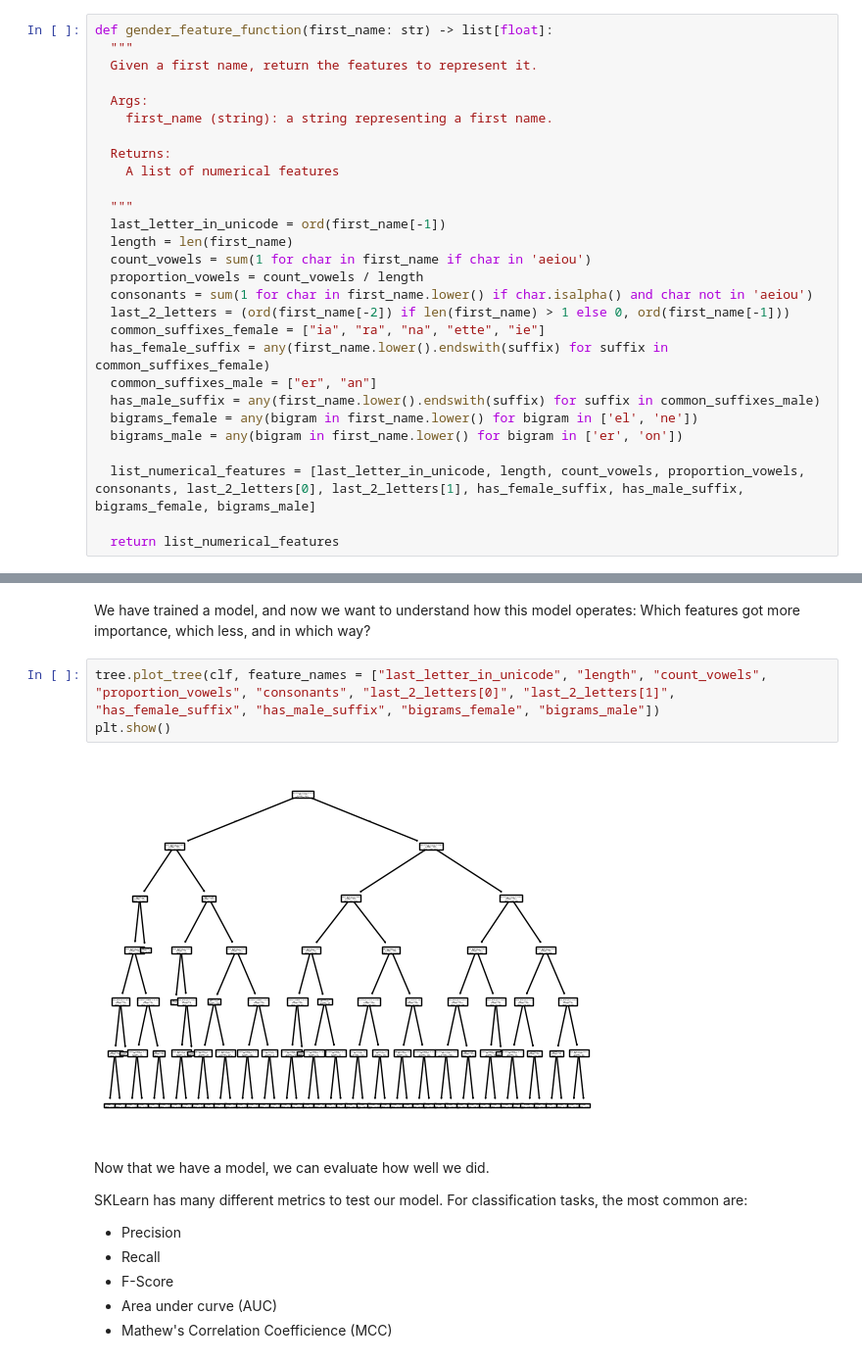
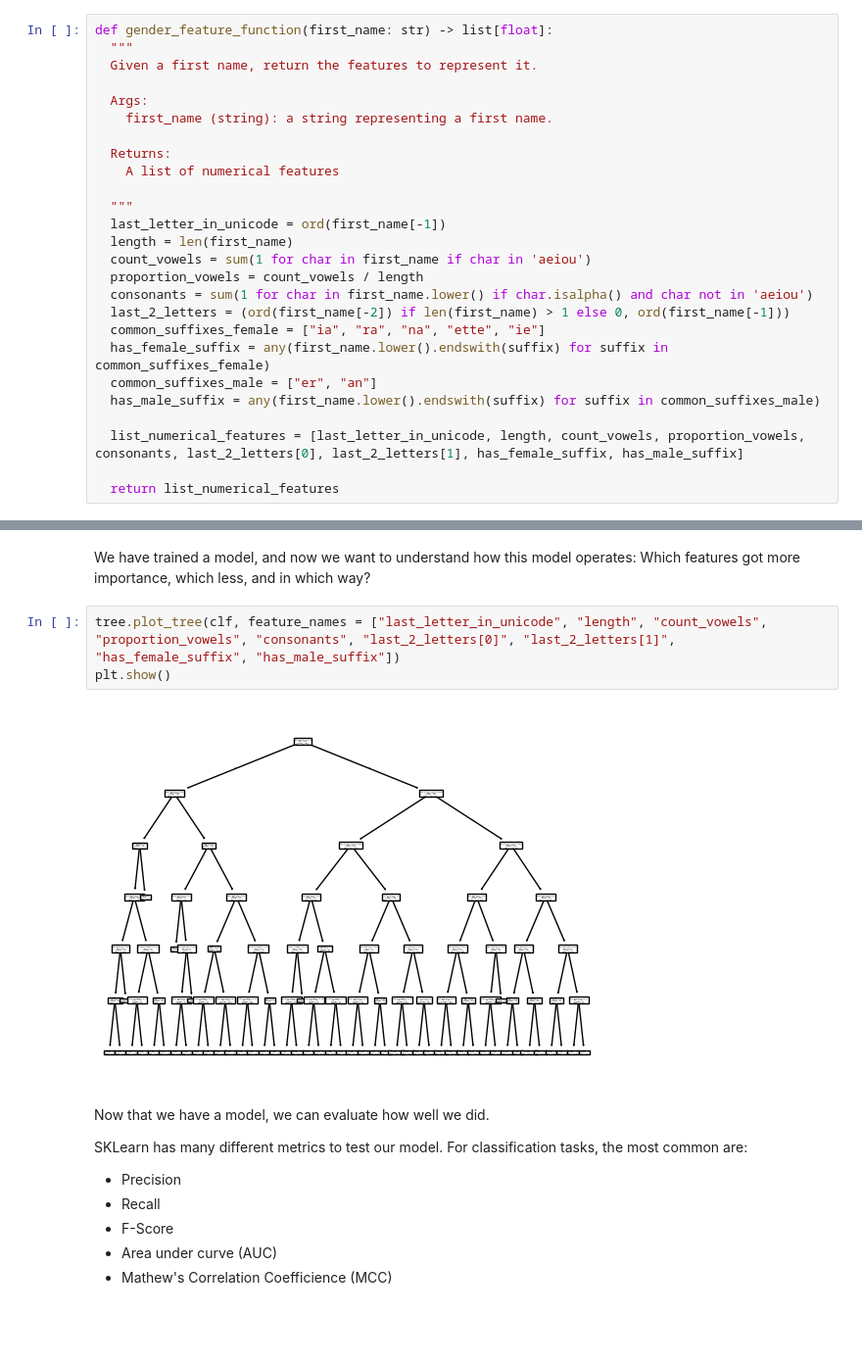
Before and after one commit to larajakl/Machine-Learning, a Jupyter notebook: 02_Gender_Identification_with_Decision_Tree.ipynb, the cells around one changed output, grey strips where cells are left out. Shown at 98% size. Saved outputs shown, nothing was run; the diff lists cells and outputs as text; blank space fills up the shorter version.

```diff
--- a/02_Gender_Identification_with_Decision_Tree.ipynb
+++ b/02_Gender_Identification_with_Decision_Tree.ipynb
@@ -306,10 +306,8 @@ def gender_feature_function(first_name: str) -> list[float]:
   has_female_suffix = any(first_name.lower().endswith(suffix) for suffix in common_suffixes_female)
   common_suffixes_male = ["er", "an"]
   has_male_suffix = any(first_name.lower().endswith(suffix) for suffix in common_suffixes_male)
-  bigrams_female = any(bigram in first_name.lower() for bigram in ['el', 'ne'])
-  bigrams_male = any(bigram in first_name.lower() for bigram in ['er', 'on'])
 
-  list_numerical_features = [last_letter_in_unicode, length, count_vowels, proportion_vowels, consonants, last_2_letters[0], last_2_letters[1], has_female_suffix, has_male_suffix, bigrams_female, bigrams_male]
+  list_numerical_features = [last_letter_in_unicode, length, count_vowels, proportion_vowels, consonants, last_2_letters[0], last_2_letters[1], has_female_suffix, has_male_suffix]
 
   return list_numerical_features
 # %%
@@ -386,10 +382,10 @@ clf = clf.fit(X_train, y_train)
 # %% [markdown]
 We have trained a model, and now we want to understand how this model operates: Which features got more importance, which less, and in which way?
 # %%
-tree.plot_tree(clf, feature_names = ["last_letter_in_unicode", "length", "count_vowels", "proportion_vowels", "consonants", "last_2_letters[0]", "last_2_letters[1]", "has_female_suffix", "has_male_suffix", "bigrams_female", "bigrams_male"])
+tree.plot_tree(clf, feature_names = ["last_letter_in_unicode", "length", "count_vowels", "proportion_vowels", "consonants", "last_2_letters[0]", "last_2_letters[1]", "has_female_suffix", "has_male_suffix"])
 plt.show()
 # %% [output]
-[figure, old version]
+[figure, new version]
 # %% [markdown]
 Now that we have a model, we can evaluate how well we did.
 
```
Also changed, not shown: parts of 11 cells of this notebook.
